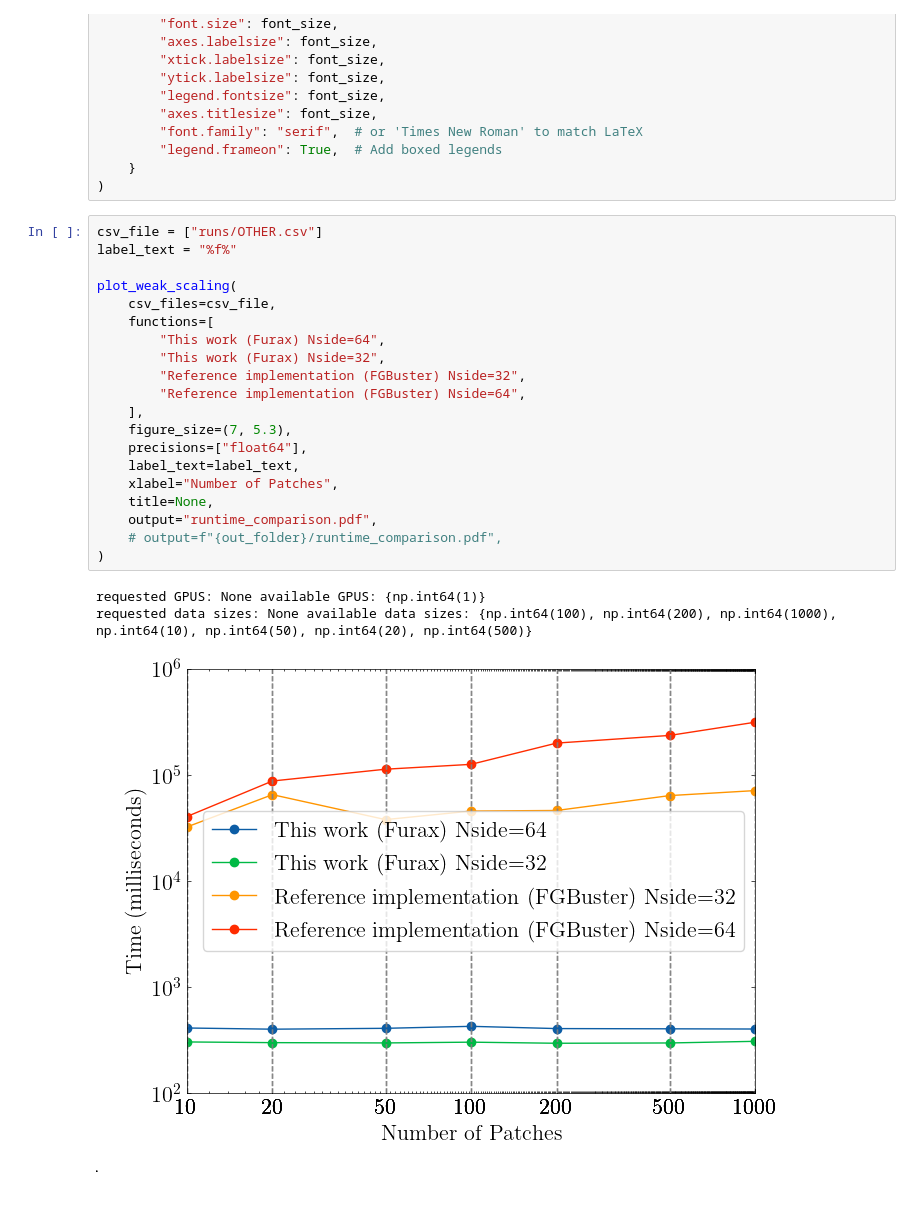
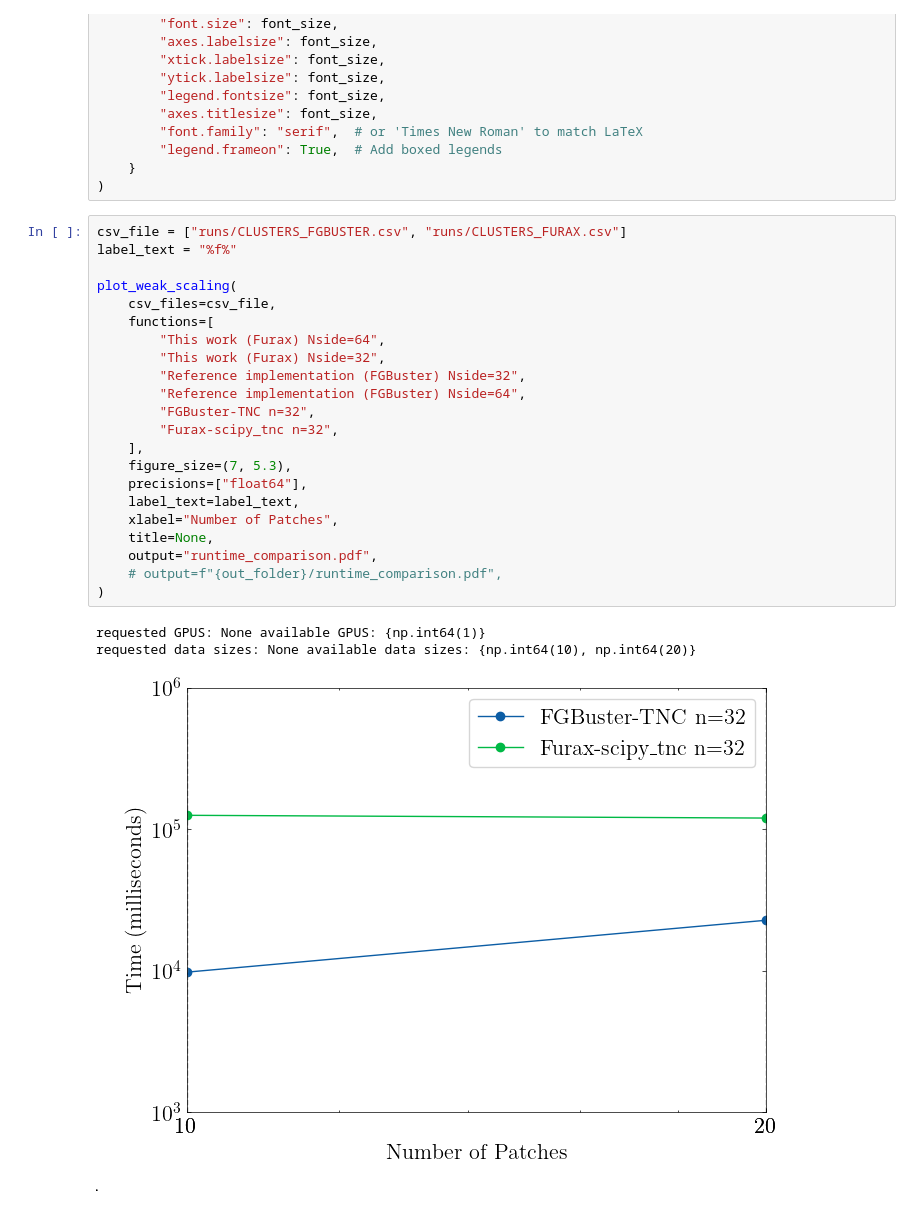
Before and after one commit to ASKabalan/furax-compsep-paper, a Jupyter notebook: notebooks/80-plot_runs.ipynb, the cells around one changed output. Drawn from its saved outputs; the diff is of its cells as text.

```diff
--- a/notebooks/80-plot_runs.ipynb
+++ b/notebooks/80-plot_runs.ipynb
@@ -25,26 +25,28 @@ plt.rcParams.update(
     }
 )
 # %%
-csv_file = ["runs/OTHER.csv"]
+csv_file = ["runs/CLUSTERS_FGBUSTER.csv", "runs/CLUSTERS_FURAX.csv"]
 label_text = "%f%"
 
 plot_weak_scaling(
     csv_files=csv_file,
     functions=[
         "This work (Furax) Nside=64",
         "This work (Furax) Nside=32",
         "Reference implementation (FGBuster) Nside=32",
         "Reference implementation (FGBuster) Nside=64",
+        "FGBuster-TNC n=32",
+        "Furax-scipy_tnc n=32",
     ],
     figure_size=(7, 5.3),
     precisions=["float64"],
     label_text=label_text,
     xlabel="Number of Patches",
     title=None,
     output="runtime_comparison.pdf",
     # output=f"{out_folder}/runtime_comparison.pdf",
 )
 # %% [output]
 requested GPUS: None available GPUS: {np.int64(1)}
-requested data sizes: None available data sizes: {np.int64(100), np.int64(200), np.int64(1000), np.int64(10), np.int64(50), np.int64(20), np.int64(500)}
+requested data sizes: None available data sizes: {np.int64(10), np.int64(20)}
-[figure, old version]
+[figure, new version]
```
Also changed, not shown: 4 other files.
